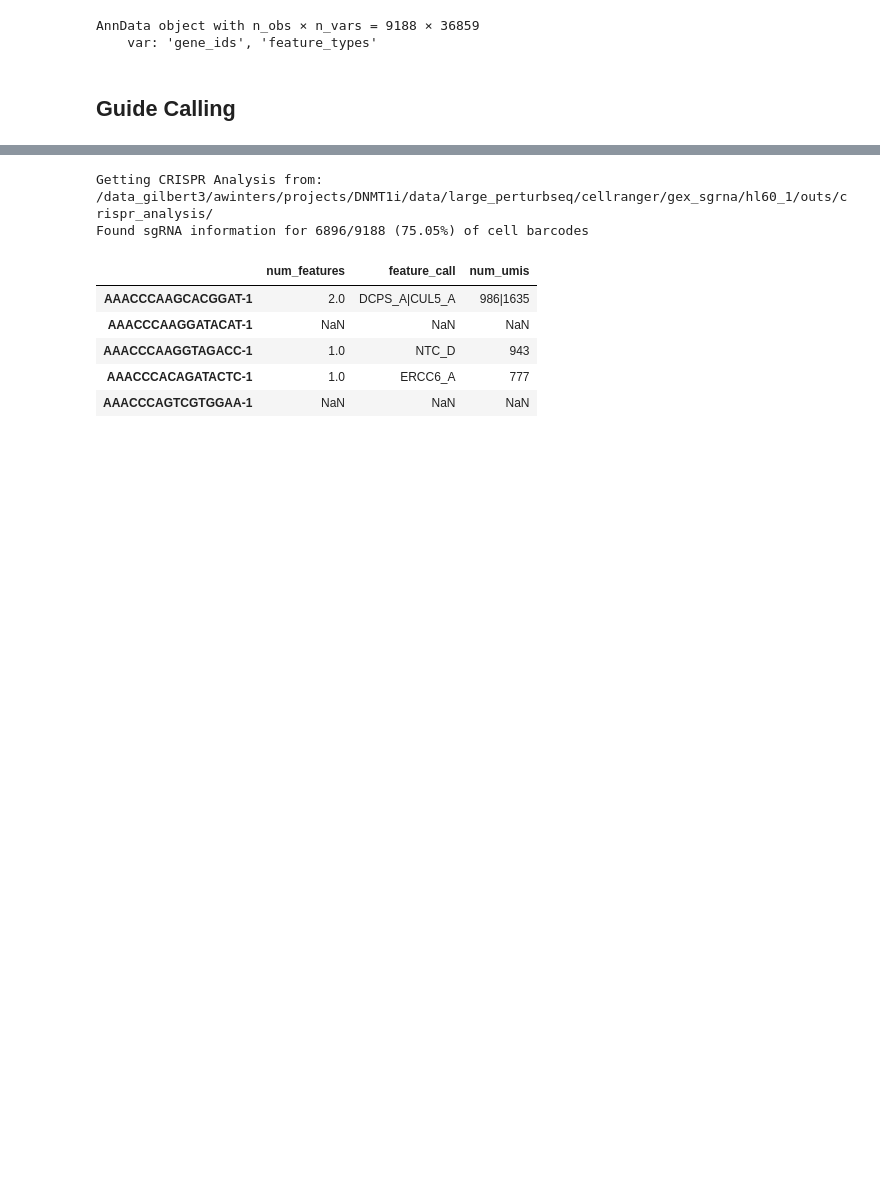
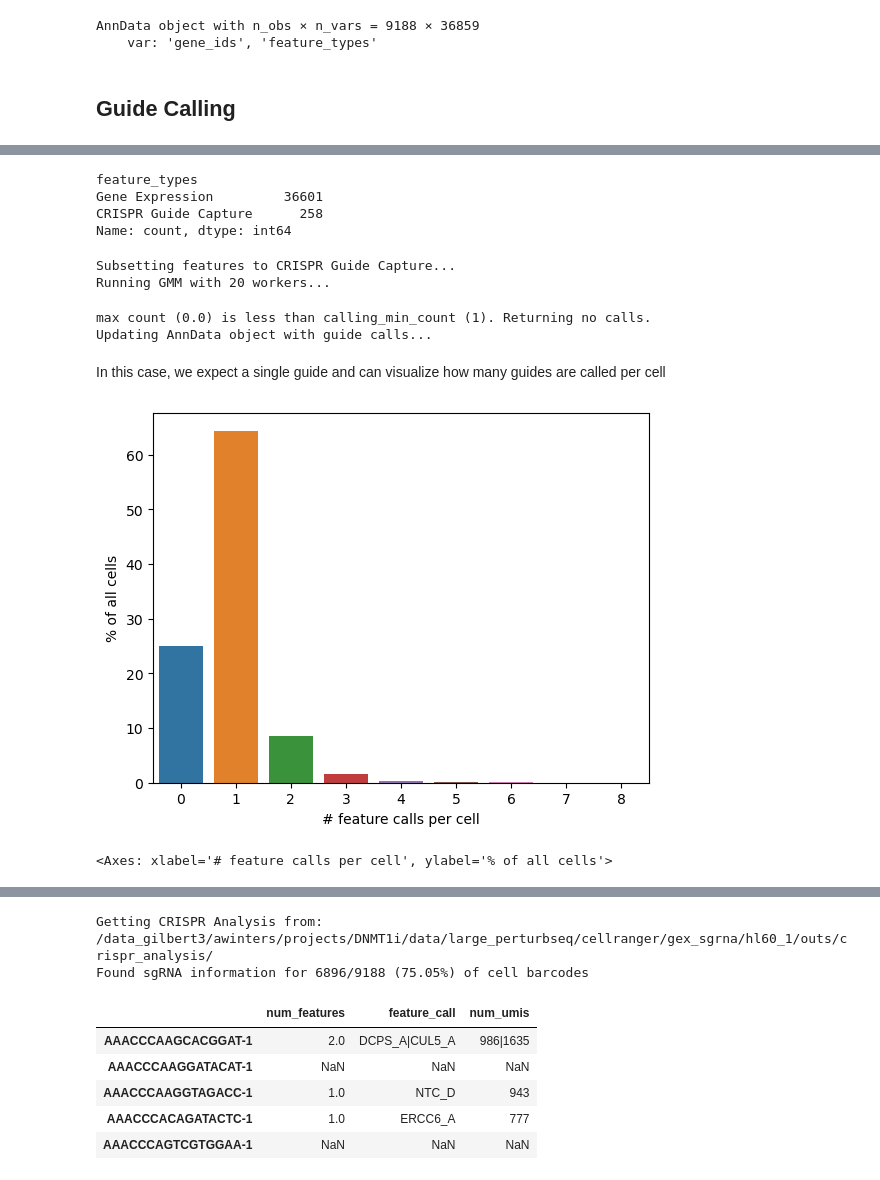
Before and after one commit to aidanwinters/pyturbseq, a Jupyter notebook: Tutorial.ipynb, the cells around one changed output, grey strips where cells are left out. Cells and saved outputs as stored; diff of their text form; code cells hidden in the pictures; blank space fills up the shorter version.

```diff
--- a/Tutorial.ipynb
+++ b/Tutorial.ipynb
@@ -50,4 +49,27 @@ guides = adata
+# %%
+#view feature types
+#copy data for example feature calling
+adata_copy = adata.copy()
+adata_copy.var['feature_types'].value_counts()
+# %% [output]
+feature_types
+Gene Expression         36601
+CRISPR Guide Capture      258
+Name: count, dtype: int64
 # %%
-call_features(guides, n_jobs=20, inplace=True, quiet=False, subset=False, nonzero=False)
+call_features(adata_copy, feature_type='CRISPR Guide Capture', n_jobs=20, inplace=True, quiet=False, subset=False, nonzero=False)
+calculate_feature_call_metrics(adata_copy, feature_type='CRISPR Guide Capture', inplace=True)
+# %% [output]
+Subsetting features to CRISPR Guide Capture...
+Running GMM with 20 workers...
+max count (0.0) is less than calling_min_count (1). Returning no calls.
+Updating AnnData object with guide calls...
+# %% [markdown]
+In this case, we expect a single guide and can visualize how many guides are called per cell
+# %%
+plot_num_features(adata_copy, show=True)
+# %% [output]
+[figure, added]
+<Axes: xlabel='# feature calls per cell', ylabel='% of all cells'>
 # %%
 ## Ratio of the top 2 guides by counts is a heuristic for quality of the library
```
Also changed, not shown: parts of 23 cells of this notebook, 4 other files.
